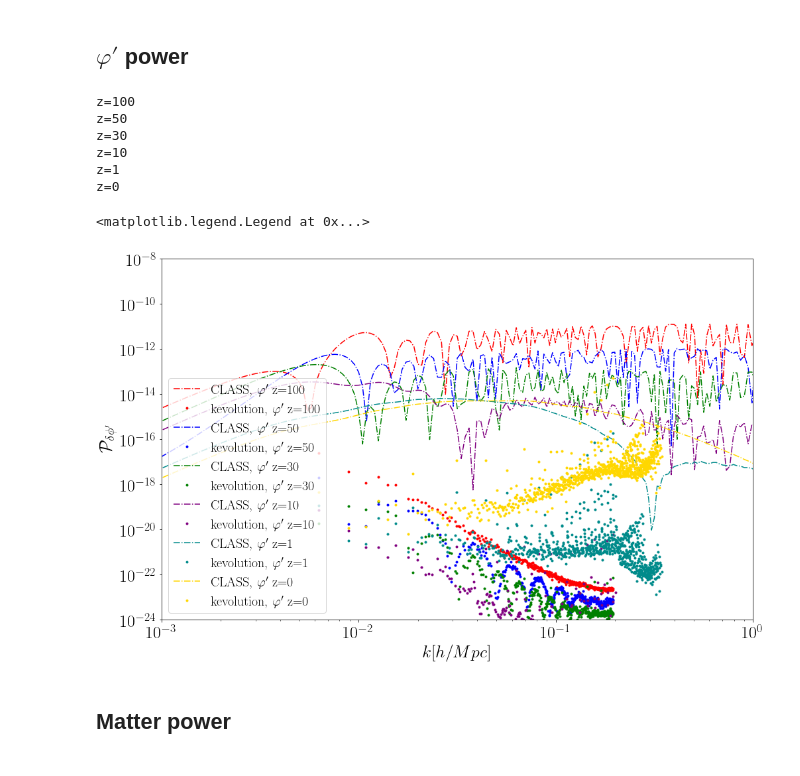
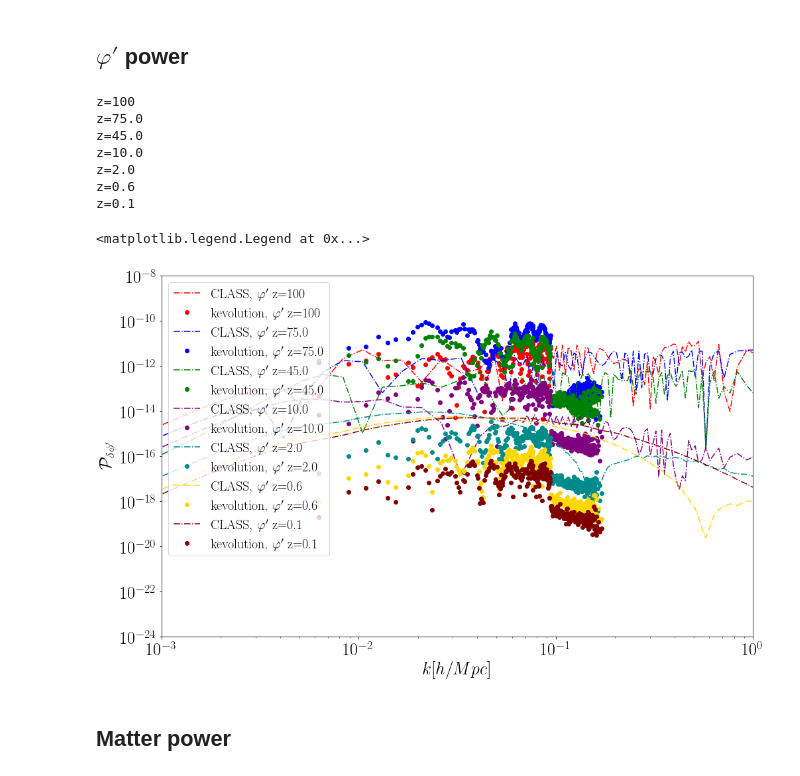
Before and after one commit to FarbodHassani/k-evolution_devel, a Jupyter notebook: Notebooks/kevolution_vs_hiclass.ipynb, the cells around one changed output. Cells and saved outputs as stored; diff of their text form; code cells hidden in the pictures.

```diff
--- a/Notebooks/kevolution_vs_hiclass.ipynb
+++ b/Notebooks/kevolution_vs_hiclass.ipynb
@@ -66,6 +66,8 @@ files=["Nbody"]
 #############
 for k in files: #method
     print(k)
+    data['Nbody_max'][k]=np.loadtxt("./../output/Results_max.txt");
+    data['Nbody_min'][k]=np.loadtxt("./../output/Results_min.txt");
     data['Nbody'][k]=np.loadtxt("./../output//Result_avg.txt");
     data['Nbody_bg'][k]=np.loadtxt("./../output/file__background.dat");
 
@@ -233,16 +321,19 @@ plt.legend(fontsize=20)
 # %% [markdown]
 # Power spectra
 # %%
+from os.path import exists
+
 data = nested_dict(5, list)
-redshift = [100, 50,30, 10, 1, 0]
+redshift =  [100, 95.0, 90.0, 85.0, 80.0, 75.0, 70.0, 55.0, 50.0, 49.0, 45.0, 40.0, 35.0,30.0, 20.0,10.0 ,6.0,5.0,4.0,3.0,2.0,1.0,0.9,0.8,0.7,0.6,0.5,0.4,0.3,0.2,0.1,0.0]
 
 direct = "./../output/"
 direc_hi = "./../../hi_class_pub_devel/output/"
 for i in range(np.shape(redshift)[0]):
-
-    data["pk"]["m"]["z="+str(redshift[i])] = np.loadtxt(direct+"/file_pk_"+str(i).zfill(3)+"_delta.dat")
-    data["pk"]["pi_k"]["z="+str(redshift[i])] = np.loadtxt(direct+"/file_pk_"+str(i).zfill(3)+"_pi_k.dat")
-    data["pk"]["zeta"]["z="+str(redshift[i])] = np.loadtxt(direct+"/file_pk_"+str(i).zfill(3)+"_zeta.dat")
+    file_exists = exists(direct+"/file_pk_"+str(i).zfill(3)+"_delta.dat")
+    if (file_exists):
+        data["pk"]["m"]["z="+str(redshift[i])] = np.loadtxt(direct+"/file_pk_"+str(i).zfill(3)+"_delta.dat")
+        data["pk"]["pi_k"]["z="+str(redshift[i])] = np.loadtxt(direct+"/file_pk_"+str(i).zfill(3)+"_pi_k.dat")
+        data["pk"]["zeta"]["z="+str(redshift[i])] = np.loadtxt(direct+"/file_pk_"+str(i).zfill(3)+"_zeta.dat")
 
     data["class"]["tk"]["z="+str(redshift[i])] = np.loadtxt(direc_hi+"/kessence_power00_z"+str(i+1)+"_tk.dat")
     data["class"]["pm"]["z="+str(redshift[i])] = np.loadtxt(direc_hi+"/kessence_power00_z"+str(i+1)+"_pk.dat")
@@ -287,7 +378,7 @@ H_class_interp = interp1d(class_file[:,0], class_file[:,3])
 Normlization=As*(data['class']['tk']["z="+str(100)][:,0]/k_pivot)**(ns-1.);
 
 l=0
-for z in redshift:
+for z in redshift[::5]:
     print("z="+str(z))
     k_class = data["class"]["tk"]["z="+str(z)][:,0]
     tk_v_x = data["class"]["tk"]["z="+str(z)][:,5] #* vx_smg
@@ -304,7 +395,7 @@ for z in redshift:
 
     kgev = data["pk"]["pi_k"]["z="+str(z)][:,0]
     pkgev = data["pk"]["pi_k"]["z="+str(z)][:,1]
-    plt.plot(kgev, pkgev ,".",color=ColorsI[l],label=r"kevolution, $\varphi$"+" z="+str(z))
+    plt.plot(kgev, pkgev ,"o",color=ColorsI[l],label=r"kevolution, $\varphi$"+" z="+str(z))
     l=l+1
 
 plt.ylabel(r"$\mathcal{P}_{\delta \phi H_0}$")
@@ -357,43 +449,44 @@ H_class_interp = interp1d(class_file[:,0], class_file[:,3])
 Normlization=As*(data['class']['tk']["z="+str(100)][:,0]/k_pivot)**(ns-1.);
 
 l=0
-for z in redshift:
+for z in redshift[::5]:
     print("z="+str(z))
     k_class = data["class"]["tk"]["z="+str(z)][:,0]
     tk_v_x = data["class"]["tk"]["z="+str(z)][:,5] #* vx_smg
     tk_v_x_prime = data["class"]["tk"]["z="+str(z)][:,6] # vx_smg_prime
     a = 1./(1.+z);
     phi_smg = phi_smg_interp(z)
     phi_prime = phi_prime_interp(z)
     phi_prime_prime = phi_prime_prime_interp(z)
 
     delta_phi = (phi_prime/a) * tk_v_x  ;
     delta_phi_prime = (phi_prime/a) * (tk_v_x_prime  + (phi_prime_prime/phi_prime - H_class_interp(z)*a) * tk_v_x ) ;
 
     pk_hiclass = delta_phi_prime**2 * Normlization # What is computed in kev is Hconf * pi
     plt.plot(k_class, pk_hiclass,"-.",color=ColorsI[l],label=r"CLASS, $\varphi'$"+" z="+str(z))
 
     kgev = data["pk"]["zeta"]["z="+str(z)][:,0]
     pkgev = data["pk"]["zeta"]["z="+str(z)][:,1]
-    plt.plot(kgev, pkgev ,".",color=ColorsI[l],label=r"kevolution, $\varphi'$"+" z="+str(z))
+    plt.plot(kgev, pkgev ,"o",color=ColorsI[l],label=r"kevolution, $\varphi'$"+" z="+str(z))
     l=l+1
 
 plt.ylabel(r"$\mathcal{P}_{\delta \phi'}$")
 plt.xlabel(r"$k[h/Mpc]$")
 plt.xlim(0.001, 1 )
 plt.ylim(1.e-24, 1.e-8)
 plt.yscale('log')
 plt.xscale('log')
 plt.legend(fontsize=20)
 # %% [output]
 z=100
-z=50
-z=30
-z=10
-z=1
-z=0
+z=75.0
+z=45.0
+z=10.0
+z=2.0
+z=0.6
+z=0.1
 <matplotlib.legend.Legend at 0x...>
-[figure, old version]
+[figure, new version]
 # %% [markdown]
 ## Matter power
 # %%
```
Also changed, not shown: parts of 6 cells of this notebook, 6 other files.
